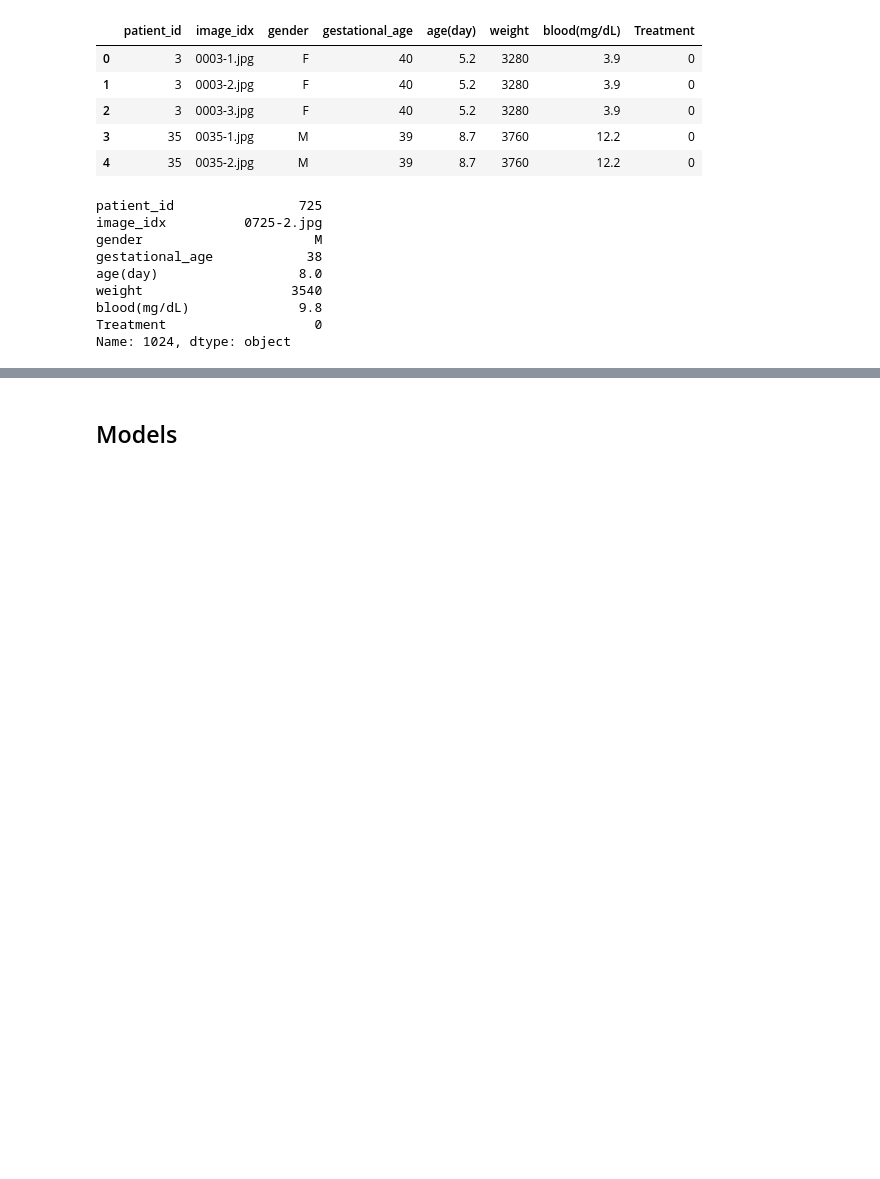
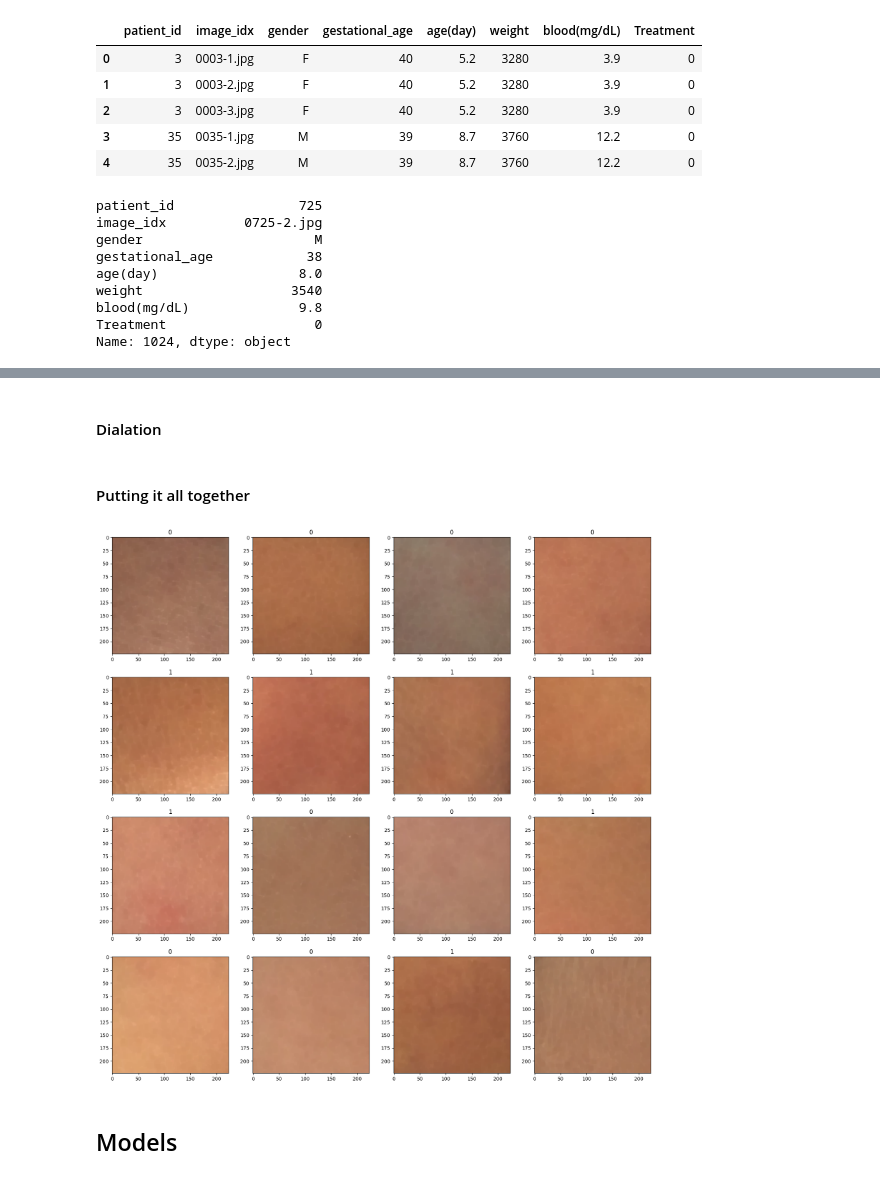
Before and after one commit to divijjasuja/jaundice_detection_project, a Jupyter notebook: jaundice_detection.ipynb, the cells around one changed output, grey strips where cells are left out. Drawn from its saved outputs; the diff is of its cells as text; code cells hidden in the pictures; blank space fills up the shorter version.

```diff
--- a/jaundice_detection.ipynb
+++ b/jaundice_detection.ipynb
@@ -137,21 +159,28 @@ class CustomDataset(Dataset):
+# %% [markdown]
+#### Dialation
+# %%
+class Dilation:
+    def __init__(self, kernel_size):
+        self.kernel_size = kernel_size
+
+    def __call__(self, img):
+        # Apply dilation to the image
+        dilated_img = img.filter(ImageFilter.MaxFilter(size=self.kernel_size))
+        return dilated_img
+# %% [markdown]
+#### Putting it all together
 # %%
-# transformations
-train_transform = transforms.Compose([
-    # SkinTransform(), replace this with color correction code
-    # transforms.Resize((512,512)),
-    # transforms.RandomHorizontalFlip(p=0.5),
-    # transforms.RandomVerticalFlip(0.5),
-    # transforms.RandomRotation(45),
-    transforms.ToTensor(),
-    # transforms.Normalize(mean=[0.5,0.5,0.5],std=[0.5,0.5,0.5])
-])
-
-test_transform = transforms.Compose([
+transform = transforms.Compose([
+    transforms.CenterCrop(150),
+    transforms.Resize((224,224)),
+    # MedianFilter(kernel_size=5),
+    Dilation(kernel_size=5),
+    Erosion(kernel_size=5),
     transforms.ToTensor(),
 ])
 
 # importing dataset using new customdataset class
-dataset = CustomDataset("./NeoJaundice/chd_jaundice_published_2.csv", "./NeoJaundice/images/", "image_idx", "Treatment",transform=test_transform)
+dataset = CustomDataset("./NeoJaundice/chd_jaundice_published_2.csv", "./NeoJaundice/images/", "image_idx", "Treatment",transform=transform)
 
 # splitting size
 train_size = int(0.8*len(dataset))
@@ -164,6 +193,18 @@ train_dataset, test_dataset = random_split(dataset, [train_size,test_size],gener
 batch_size = 32
 train_loader = DataLoader(train_dataset,batch_size=batch_size, shuffle=True)
 test_loader = DataLoader(test_dataset,batch_size=batch_size,shuffle=True)
+# %%
+import matplotlib.pyplot as plt
+
+fig = plt.figure(figsize = (20,20))
+for i in range(16):
+    fig.add_subplot(4,4,i+1)
+    image,labels = next(iter(train_loader))
+    plt.imshow(image[0].permute(1,2,0).numpy())
+    plt.title(labels[0].item())
+plt.show()
+# %% [output]
+[figure, added]
 # %% [markdown]
 ## Models
 # %%
```
Also changed, not shown: parts of 12 cells of this notebook, 3 other files.
